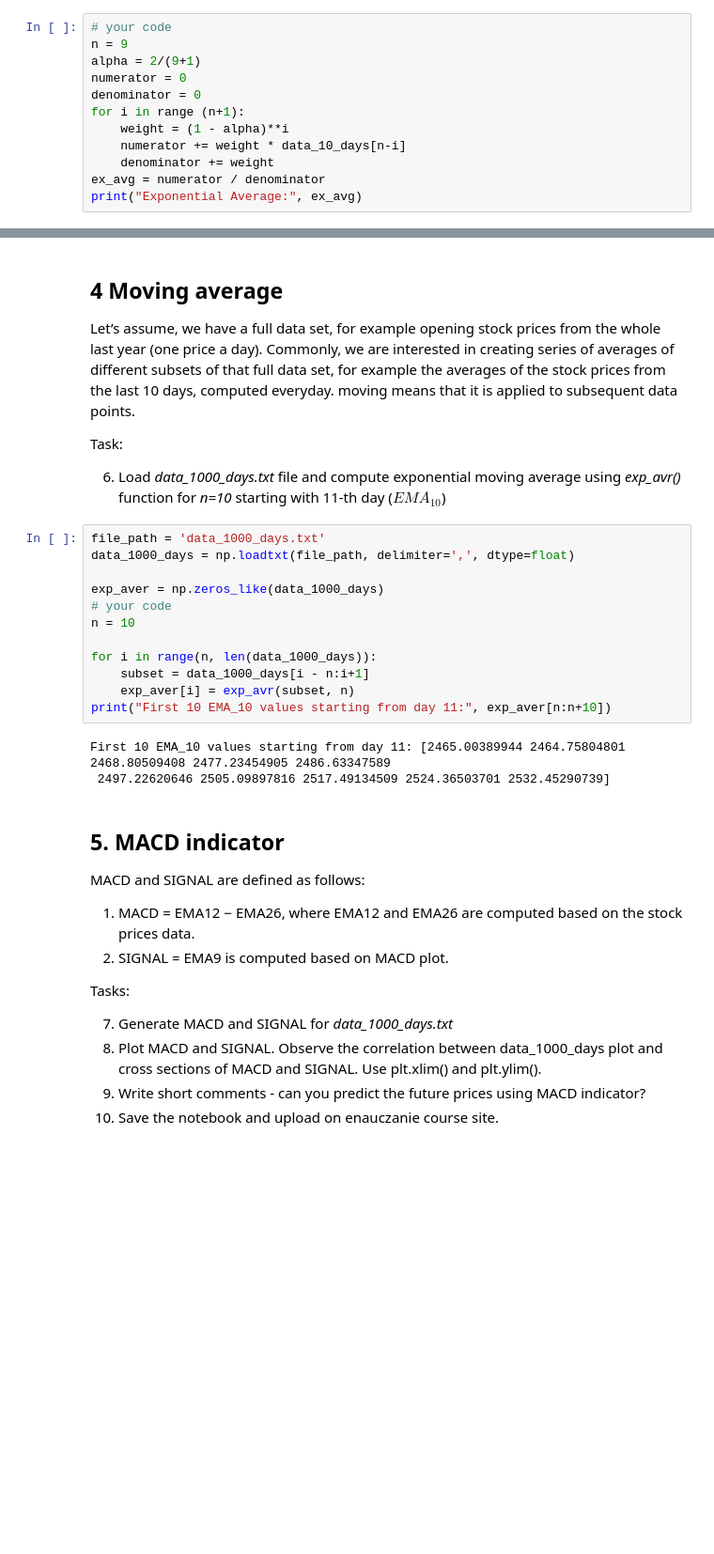
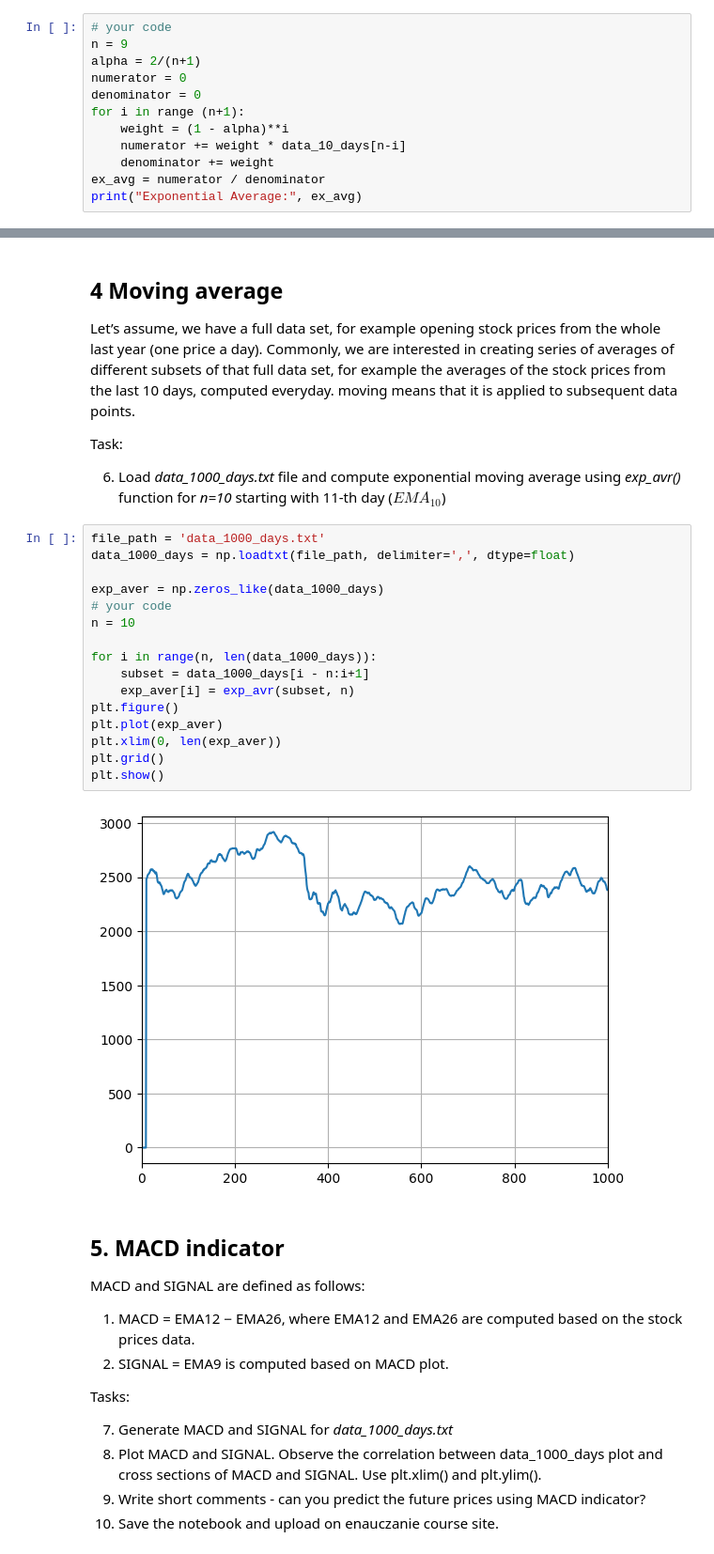
Before and after one commit to OskarPutz/Numerical-Methods, a Jupyter notebook: lab_NM_3.ipynb, the cells around one changed output, grey strips where cells are left out. Shown at 94% size. Cells and saved outputs as stored; diff of their text form; blank space fills up the shorter version.

```diff
--- a/lab_NM_3.ipynb
+++ b/lab_NM_3.ipynb
@@ -62,7 +62,7 @@ Tasks:
 # %%
 # your code
 n = 9
-alpha = 2/(9+1)
+alpha = 2/(n+1)
 numerator = 0
 denominator = 0
 for i in range (n+1):
@@ -97,18 +97,21 @@ Task:
 # %%
 file_path = 'data_1000_days.txt'
 data_1000_days = np.loadtxt(file_path, delimiter=',', dtype=float)
 
 exp_aver = np.zeros_like(data_1000_days)
 # your code
 n = 10
 
 for i in range(n, len(data_1000_days)):
     subset = data_1000_days[i - n:i+1]
     exp_aver[i] = exp_avr(subset, n)
-print("First 10 EMA_10 values starting from day 11:", exp_aver[n:n+10])
+plt.figure()
+plt.plot(exp_aver)
+plt.xlim(0, len(exp_aver))
+plt.grid()
+plt.show()
 # %% [output]
-First 10 EMA_10 values starting from day 11: [2465.00389944 2464.75804801 2468.80509408 2477.23454905 2486.63347589
- 2497.22620646 2505.09897816 2517.49134509 2524.36503701 2532.45290739]
+[figure, added]
 # %% [markdown]
 ## 5. MACD indicator
 
```
Also changed, not shown: parts of 1 cell of this notebook.
